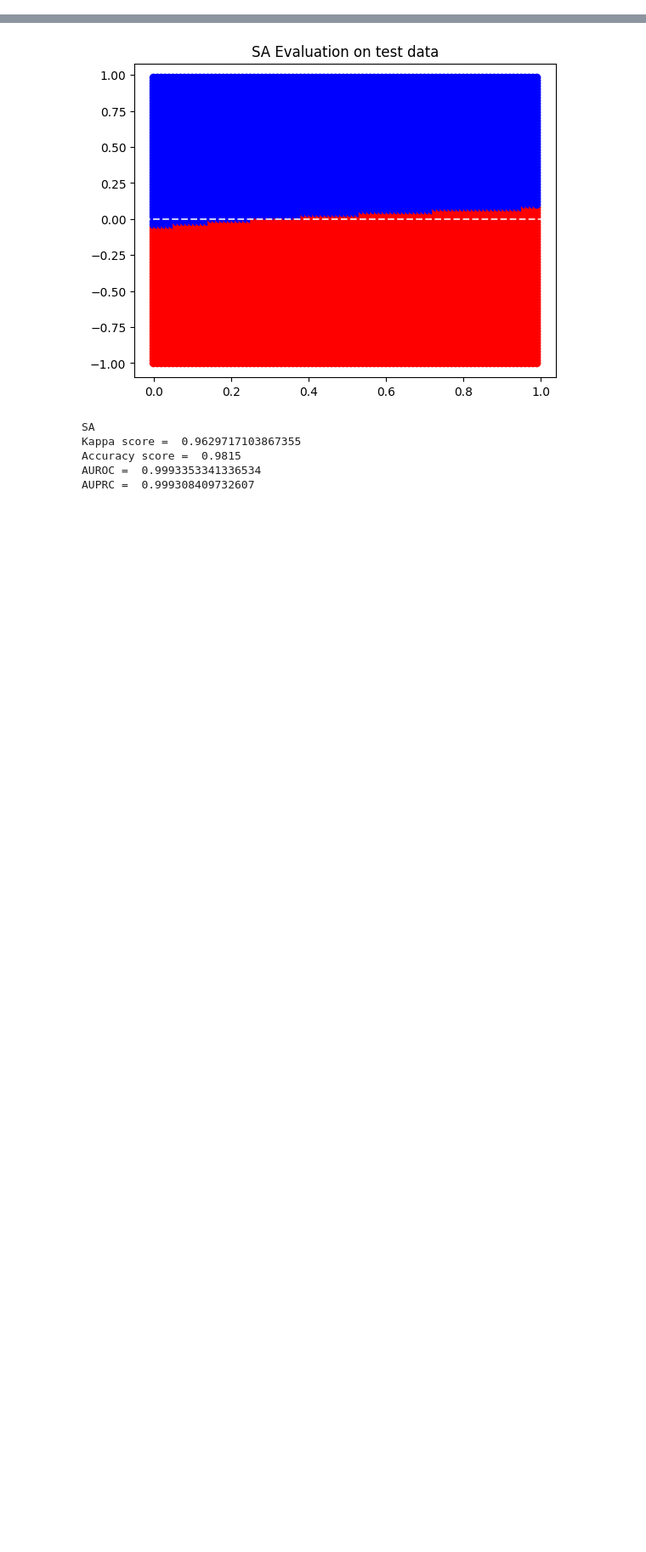
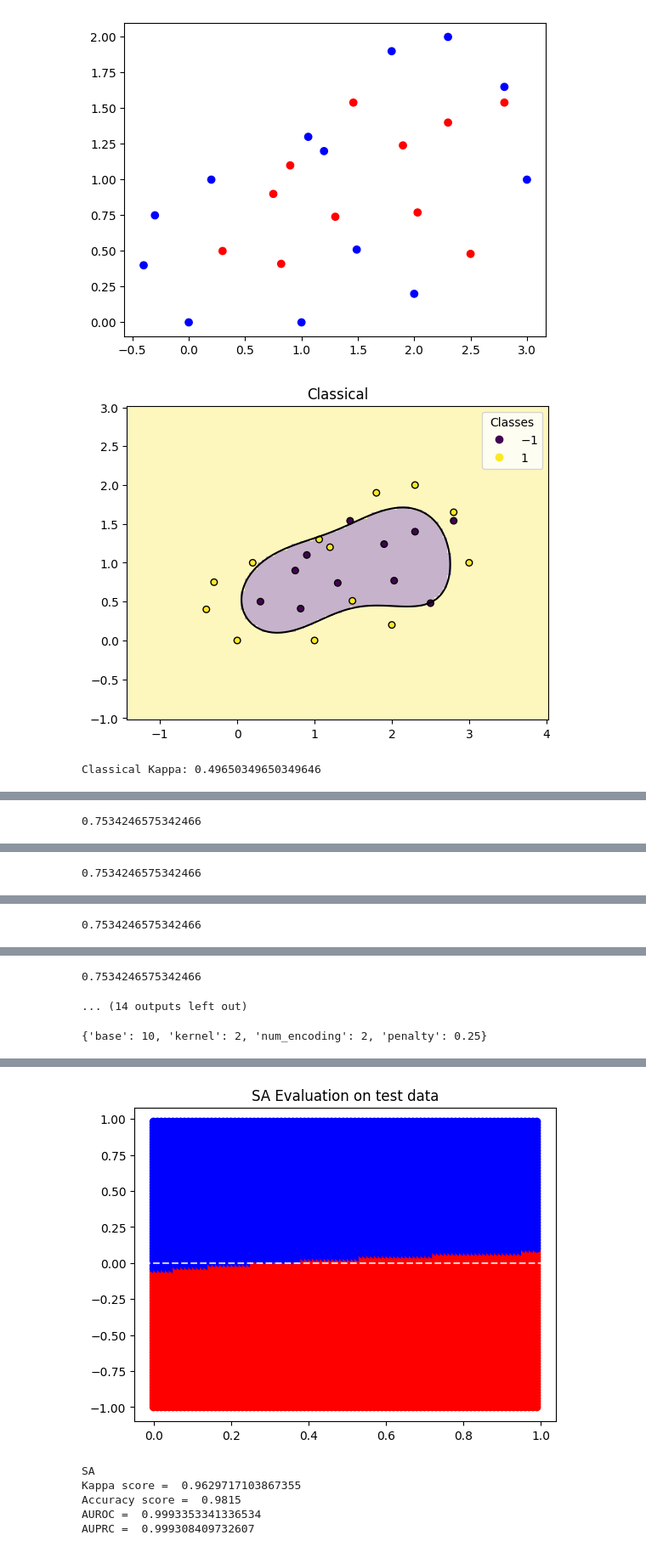
Before and after one commit to oliverszal/CML_benchmarks, a Jupyter notebook: SVM.ipynb, the cells around one changed output, grey strips where cells are left out. Shown at 85% size. Drawn from its saved outputs; the diff is of its cells as text; code cells hidden in the pictures; blank space fills up the shorter version.

```diff
--- a/SVM.ipynb
+++ b/SVM.ipynb
@@ -533,0 +140,57 @@ kernel = gauss_kernel(1)
+# %%
+vectors = np.array([
+    [0,0],
+    [1,0],
+    [2,0.2],
+    [3,1],
+    [2.3,2],
+    [1.8,1.9],
+    [1.2,1.2],
+    [0.2,1],
+    [-0.4,0.4],
+    [1.49, 0.51],
+    [1.06,1.3],
+    [-0.3,0.75],
+    [2.8,1.65],
+    [1.46, 1.54],
+    [0.3,0.5],
+    [0.75,0.9],
+    [0.9,1.1],
+    [0.82,0.41],
+    [1.9,1.24],
+    [2.3,1.4],
+    [2.5,0.48],
+    [2.8,1.54],
+    [2.03, 0.77],
+    [1.3, 0.74]
+])
+N = len(vectors)
+labels = np.append(np.ones(13), -np.ones(N-13))
+x, y = np.transpose(vectors)
+plt.scatter(x,y, c=['blue' if labels[i] > 0 else 'red' for i in range(N)])
+plt.show()
+
+cparam_grid = {'upper_bound':[1,10,100], 'kernel':[None,1/8,1/4,1/2,1,2,4,8]}
+qparam_grid = {'base':[2,5,10], 'num_encoding': [2,3], 'kernel':[None,1/8,1/4,1/2,1,2,4,8], 'penalty': [1/4,1/2,1,2,4,8]}
+#base = 2
+#num_encoding = 3
+#upper_bound = sum(base**k for k in range(num_encoding))
+cSVM = svm.cSVM_estimator(kernel=('rbf',1))
+#cSVM.fit(vectors, labels)
+c_f, c_param_df, c_grid_search = svm.hyperparameter_optimization(cSVM, cparam_grid, vectors, labels, print_info=False)
+svm.plot_training_data_with_decision_boundary(c_grid_search.best_estimator_, vectors, labels, plot_margins=False, title='Classical', support_vectors=False, save=False)
+print('Classical Kappa:', svm.kappa(c_f(vectors), labels))
+
+qSVM = svm.qSVM_estimator(penalty=True, kernel=('rbf',1), solver='SA', samples=20, choose_function='mean', adjust_bias=True)
+#qSVM.fit(vectors, labels)
+f, param_df, grid_search = svm.hyperparameter_optimization(qSVM, qparam_grid, vectors, labels, print_info=False)
+fs = grid_search.best_estimator_.decision_functions_
+for i in range(10):
+    svm.plot_training_data_with_decision_boundary(fs[i], vectors, labels, plot_margins=False, title='SA sample {}'.format(i), support_vectors=False, save=False)
+    print(svm.kappa(fs[i](vectors), labels))
+svm.plot_training_data_with_decision_boundary(grid_search.best_estimator_, vectors, labels, plot_margins=False, title='SA mean', support_vectors=False, save=False)
+print('SA Average Kappa:', svm.kappa(f(vectors), labels))
+# %% [output]
+[figure, added]
+[figure, added]
+Classical Kappa: 0.49650349650349646
@@ -533,0 +215 @@ kernel = gauss_kernel(1)
+0.7534246575342466
@@ -533,0 +217 @@ kernel = gauss_kernel(1)
+0.7534246575342466
@@ -533,0 +219 @@ kernel = gauss_kernel(1)
+0.7534246575342466
@@ -533,0 +221,6 @@ kernel = gauss_kernel(1)
+0.7534246575342466
+... (14 outputs left out)
+# %%
+grid_search.best_params_
+# %% [output]
+{'base': 10, 'kernel': 2, 'num_encoding': 2, 'penalty': 0.25}
```
Also changed, not shown: parts of 24 cells of this notebook, 1 other file.
